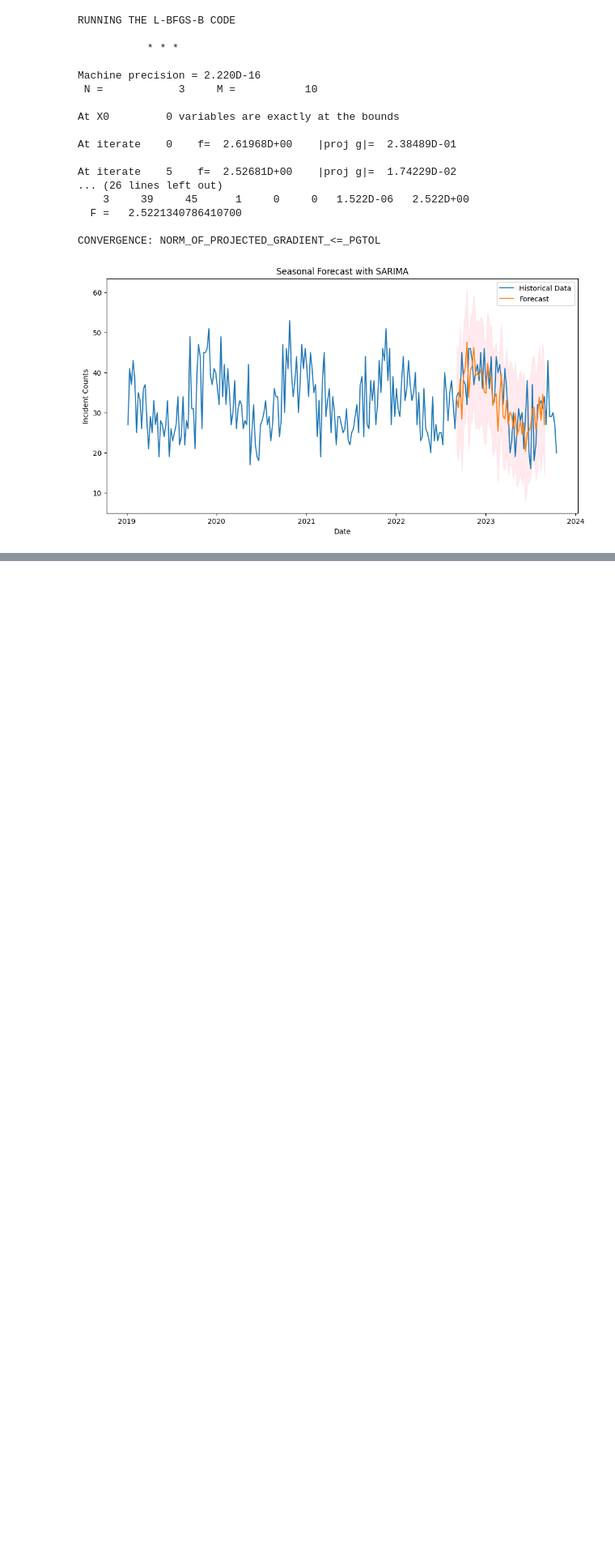
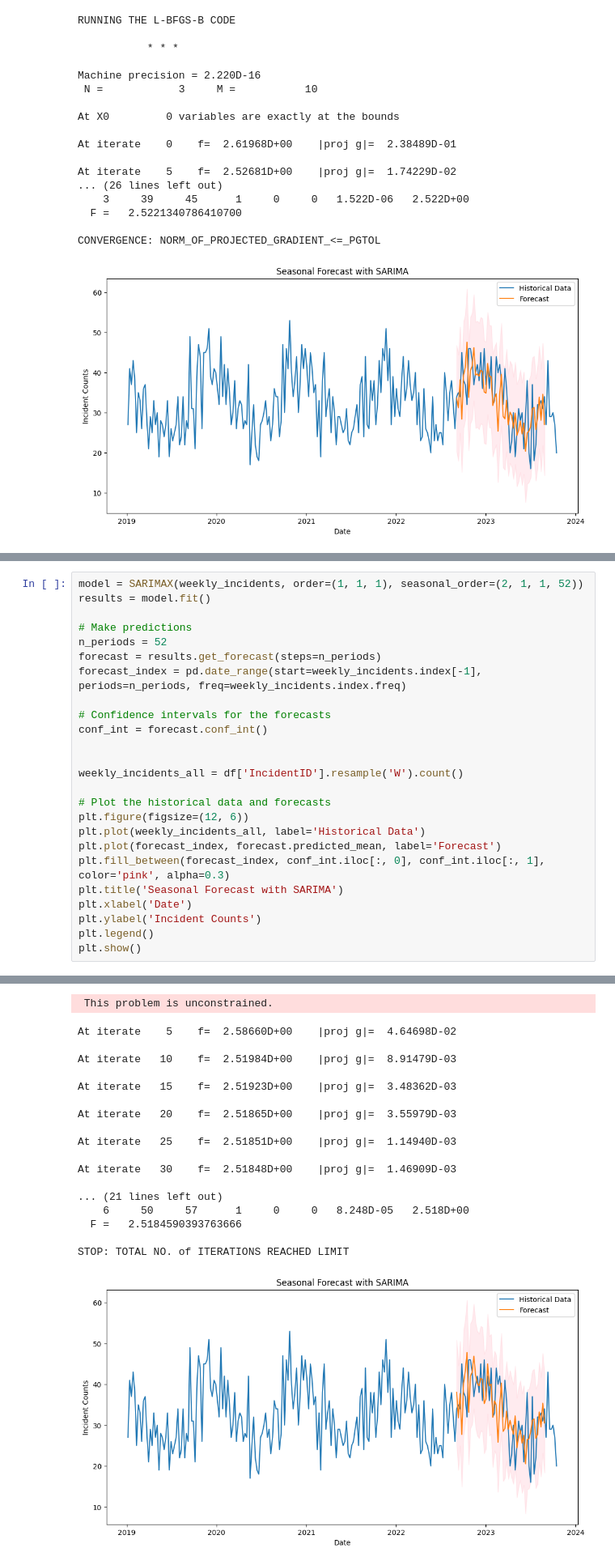
Before and after one commit to chloetkl/dsa3101-2310-06-security, a Jupyter notebook: back-end/src/time-series.ipynb, the cells around one changed output, grey strips where cells are left out. Shown at 81% size. Saved outputs shown, nothing was run; the diff lists cells and outputs as text; blank space fills up the shorter version.

Commit message:
Updated time series forecasting notebook

```diff
--- a/back-end/src/time-series.ipynb
+++ b/back-end/src/time-series.ipynb
@@ -265,0 +316,26 @@ CONVERGENCE: NORM_OF_PROJECTED_GRADIENT_<=_PGTOL
+# %%
+model = SARIMAX(weekly_incidents, order=(1, 1, 1), seasonal_order=(2, 1, 1, 52))
+results = model.fit()
+
+# Make predictions
+n_periods = 52
+forecast = results.get_forecast(steps=n_periods)
+forecast_index = pd.date_range(start=weekly_incidents.index[-1], periods=n_periods, freq=weekly_incidents.index.freq)
+
+# Confidence intervals for the forecasts
+conf_int = forecast.conf_int()
+
+
+weekly_incidents_all = df['IncidentID'].resample('W').count()
+
+# Plot the historical data and forecasts
+plt.figure(figsize=(12, 6))
+plt.plot(weekly_incidents_all, label='Historical Data')
+plt.plot(forecast_index, forecast.predicted_mean, label='Forecast')
+plt.fill_between(forecast_index, conf_int.iloc[:, 0], conf_int.iloc[:, 1], color='pink', alpha=0.3)
+plt.title('Seasonal Forecast with SARIMA')
+plt.xlabel('Date')
+plt.ylabel('Incident Counts')
+plt.legend()
+plt.show()
+# %% [output]
@@ -265,0 +352,19 @@ CONVERGENCE: NORM_OF_PROJECTED_GRADIENT_<=_PGTOL
+ This problem is unconstrained.
+At iterate    5    f=  2.58660D+00    |proj g|=  4.64698D-02
+
+At iterate   10    f=  2.51984D+00    |proj g|=  8.91479D-03
+
+At iterate   15    f=  2.51923D+00    |proj g|=  3.48362D-03
+
+At iterate   20    f=  2.51865D+00    |proj g|=  3.55979D-03
+
+At iterate   25    f=  2.51851D+00    |proj g|=  1.14940D-03
+
+At iterate   30    f=  2.51848D+00    |proj g|=  1.46909D-03
+
+... (21 lines left out)
+    6     50     57      1     0     0   8.248D-05   2.518D+00
+  F =   2.5184590393763666
+
+STOP: TOTAL NO. of ITERATIONS REACHED LIMIT
+[figure, added]
```
Also changed, not shown: parts of 14 cells of this notebook.
